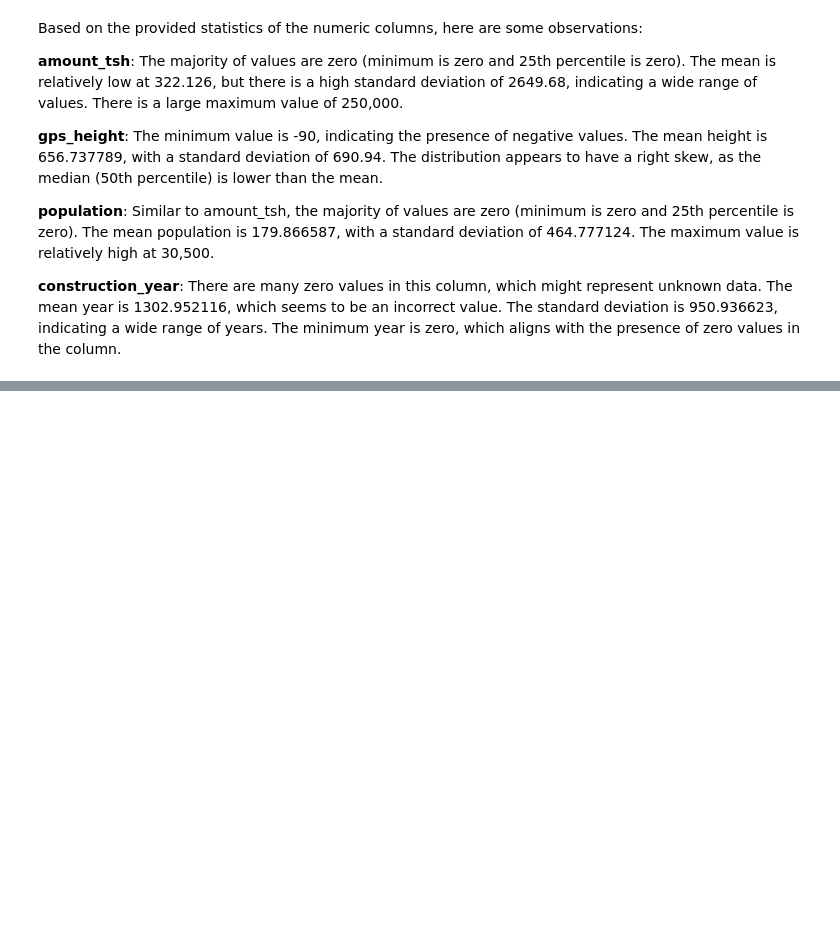
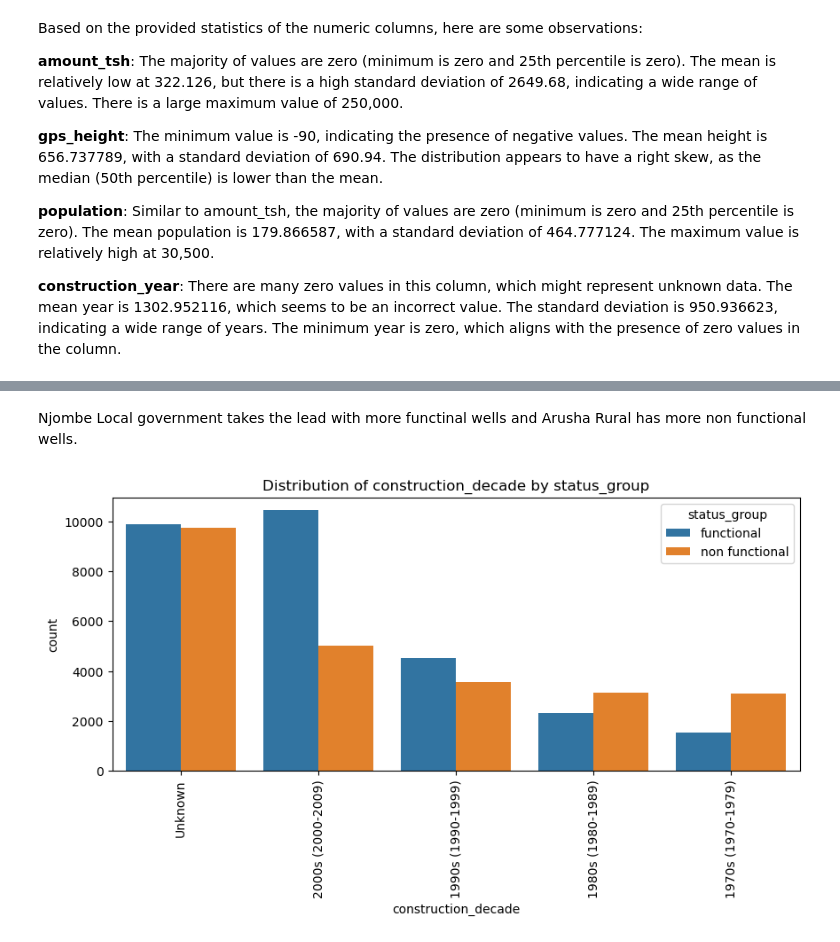
Before and after one commit to CynthiaJerono/Phase_3_Project, a Jupyter notebook: Index.ipynb, the cells around one changed output, grey strips where cells are left out. Drawn from its saved outputs; the diff is of its cells as text; code cells hidden in the pictures; blank space fills up the shorter version.

```diff
--- a/Index.ipynb
+++ b/Index.ipynb
@@ -692,0 +719,6 @@ Based on the provided statistics of the numeric columns, here are some observati
+# %% [markdown]
+Njombe Local government takes the lead with more functinal wells and Arusha Rural has more non functional wells.
+# %%
+plot_categorical_distribution(dfn, 'construction_decade')
+# %% [output]
+[figure, added]
```
Also changed, not shown: parts of 19 cells of this notebook.
